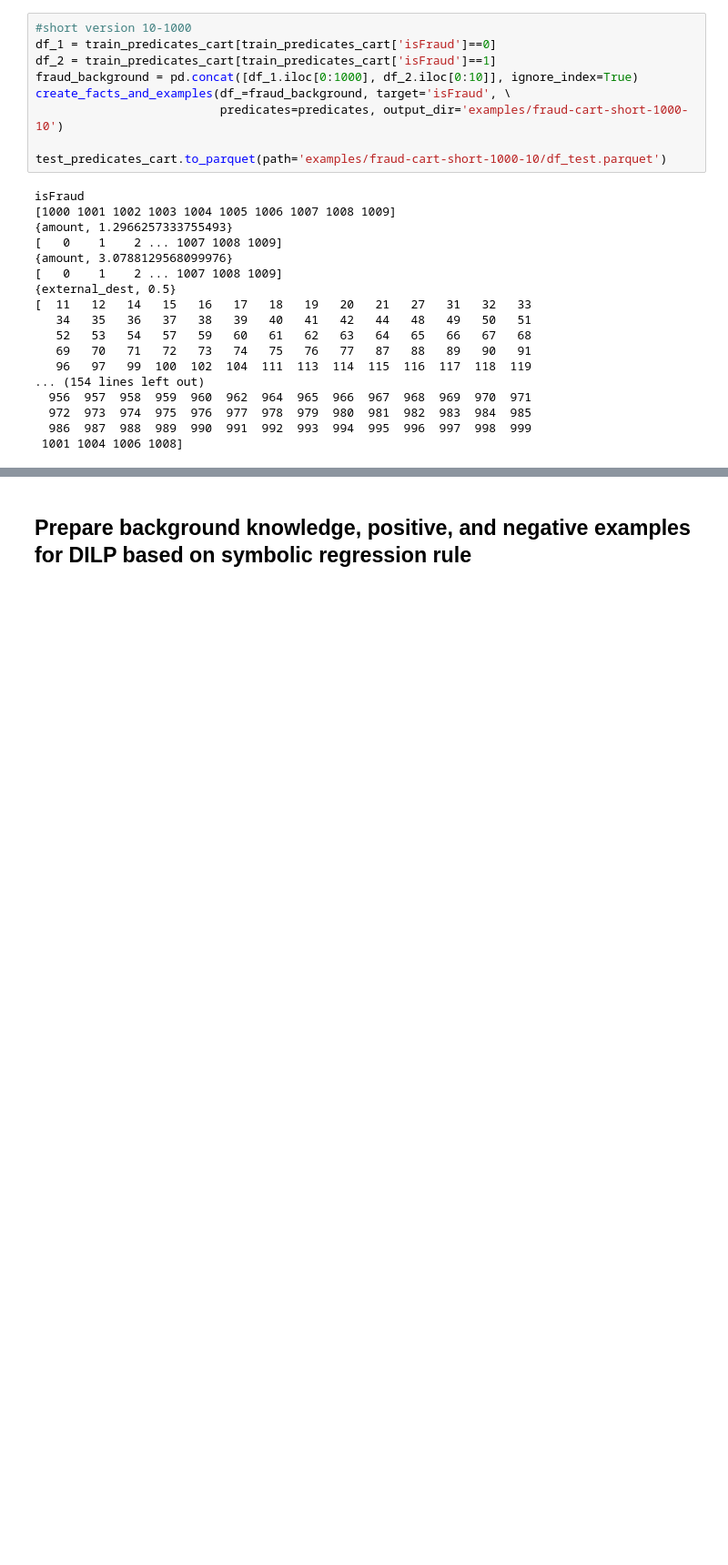
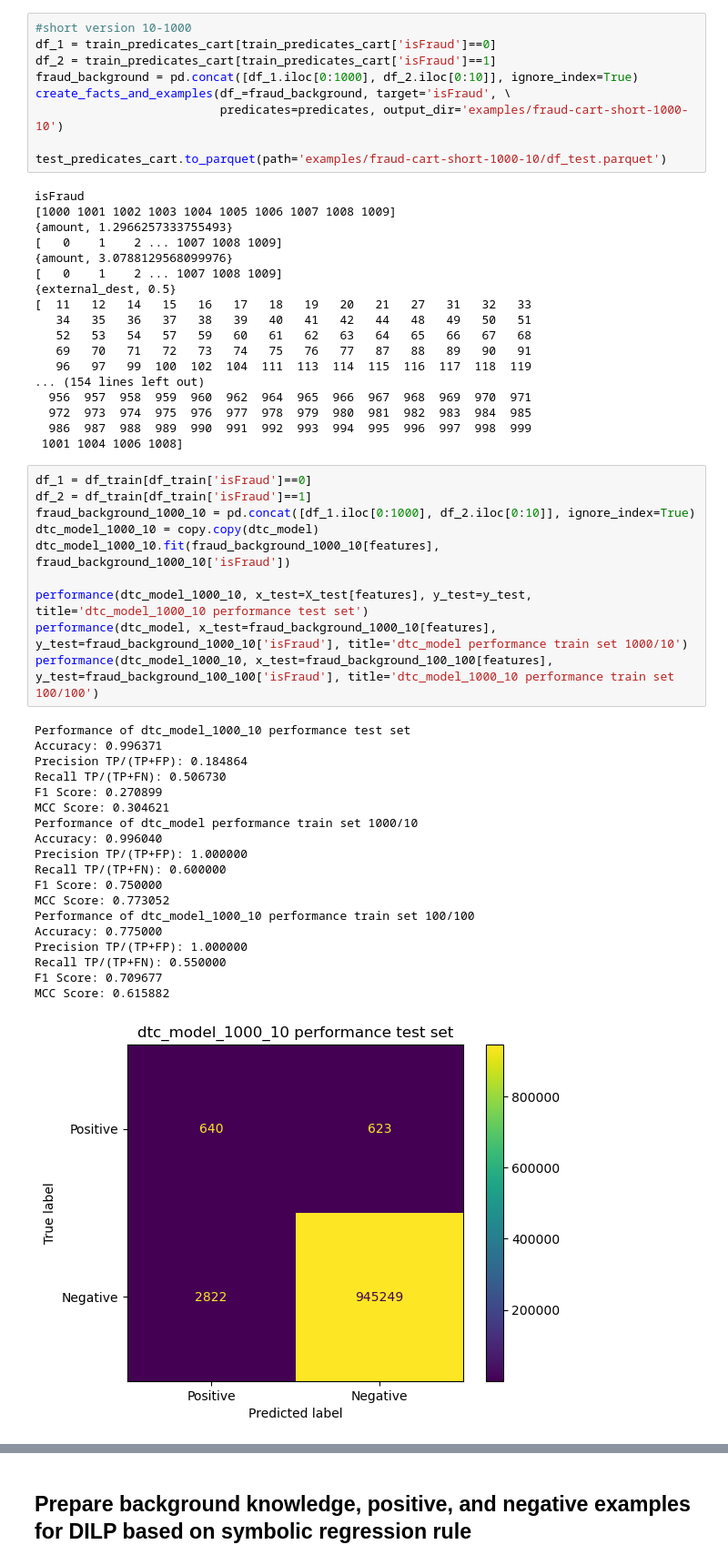
Before and after one commit to wolfbrr/ThesisDS, a Jupyter notebook: CART.ipynb, the cells around one changed output, grey strips where cells are left out. Shown at 91% size. Drawn from its saved outputs; the diff is of its cells as text; blank space fills up the shorter version.

```diff
--- a/CART.ipynb
+++ b/CART.ipynb
@@ -353,3 +382,33 @@ isFraud
   972  973  974  975  976  977  978  979  980  981  982  983  984  985
   986  987  988  989  990  991  992  993  994  995  996  997  998  999
  1001 1004 1006 1008]
+# %%
+df_1 = df_train[df_train['isFraud']==0]
+df_2 = df_train[df_train['isFraud']==1]
+fraud_background_1000_10 = pd.concat([df_1.iloc[0:1000], df_2.iloc[0:10]], ignore_index=True)
+dtc_model_1000_10 = copy.copy(dtc_model)
+dtc_model_1000_10.fit(fraud_background_1000_10[features], fraud_background_1000_10['isFraud'])
+
+performance(dtc_model_1000_10, x_test=X_test[features], y_test=y_test, title='dtc_model_1000_10 performance test set')
+performance(dtc_model, x_test=fraud_background_1000_10[features], y_test=fraud_background_1000_10['isFraud'], title='dtc_model performance train set 1000/10')
+performance(dtc_model_1000_10, x_test=fraud_background_100_100[features], y_test=fraud_background_100_100['isFraud'], title='dtc_model_1000_10 performance train set 100/100')
+# %% [output]
+Performance of dtc_model_1000_10 performance test set
+Accuracy: 0.996371
+Precision TP/(TP+FP): 0.184864
+Recall TP/(TP+FN): 0.506730
+F1 Score: 0.270899
+MCC Score: 0.304621
+Performance of dtc_model performance train set 1000/10
+Accuracy: 0.996040
+Precision TP/(TP+FP): 1.000000
+Recall TP/(TP+FN): 0.600000
+F1 Score: 0.750000
+MCC Score: 0.773052
+Performance of dtc_model_1000_10 performance train set 100/100
+Accuracy: 0.775000
+Precision TP/(TP+FP): 1.000000
+Recall TP/(TP+FN): 0.550000
+F1 Score: 0.709677
+MCC Score: 0.615882
+[figure, added]
```
Also changed, not shown: parts of 9 cells of this notebook, 8 other files.
